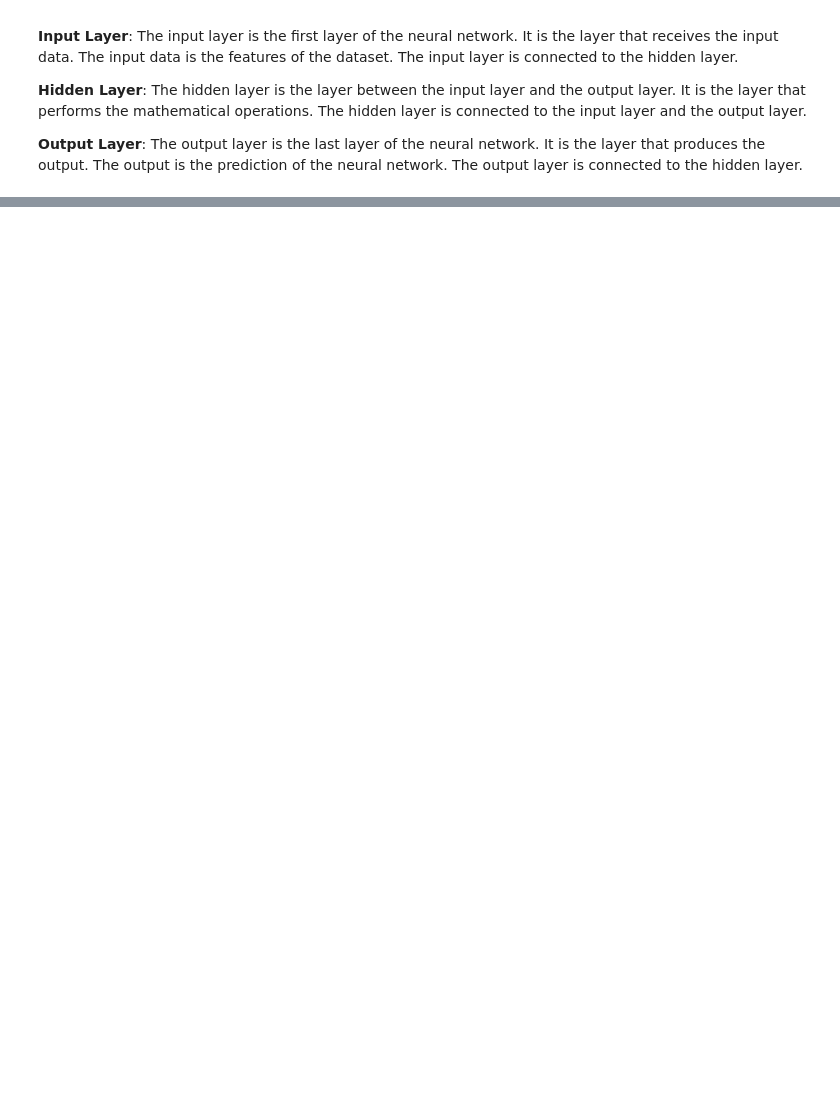
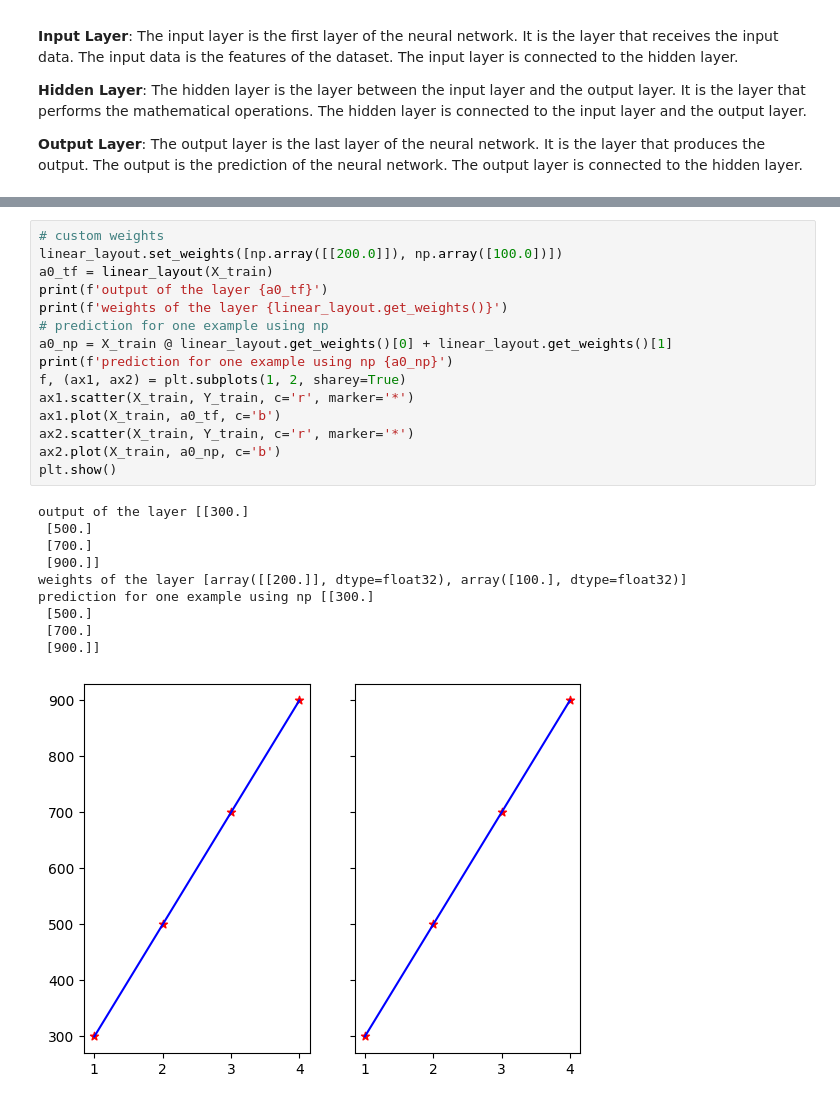
Before and after one commit to ccdarvin/Machine-Learning, a Jupyter notebook: notebooks/Advanced Learning Algorithms/Neural Networks.ipynb, the cells around one changed output, grey strips where cells are left out. Saved outputs shown, nothing was run; the diff lists cells and outputs as text; blank space fills up the shorter version.

```diff
--- a/notebooks/Advanced Learning Algorithms/Neural Networks.ipynb
+++ b/notebooks/Advanced Learning Algorithms/Neural Networks.ipynb
@@ -18,0 +70,26 @@ The layer of the neural network is the collection of neurons.
+# %%
+# custom weights
+linear_layout.set_weights([np.array([[200.0]]), np.array([100.0])])
+a0_tf = linear_layout(X_train)
+print(f'output of the layer {a0_tf}')
+print(f'weights of the layer {linear_layout.get_weights()}')
+# prediction for one example using np
+a0_np = X_train @ linear_layout.get_weights()[0] + linear_layout.get_weights()[1]
+print(f'prediction for one example using np {a0_np}')
+f, (ax1, ax2) = plt.subplots(1, 2, sharey=True)
+ax1.scatter(X_train, Y_train, c='r', marker='*')
+ax1.plot(X_train, a0_tf, c='b')
+ax2.scatter(X_train, Y_train, c='r', marker='*')
+ax2.plot(X_train, a0_np, c='b')
+plt.show()
+# %% [output]
+output of the layer [[300.]
+ [500.]
+ [700.]
+ [900.]]
+weights of the layer [array([[200.]], dtype=float32), array([100.], dtype=float32)]
+prediction for one example using np [[300.]
+ [500.]
+ [700.]
+ [900.]]
+[figure, added]
```
Also changed, not shown: parts of 9 cells of this notebook.
